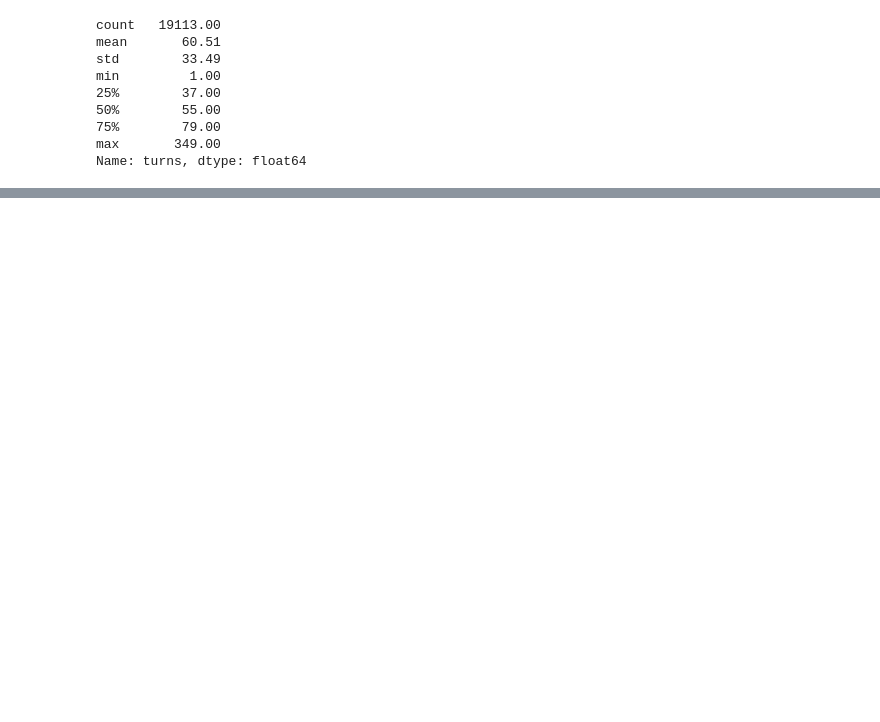
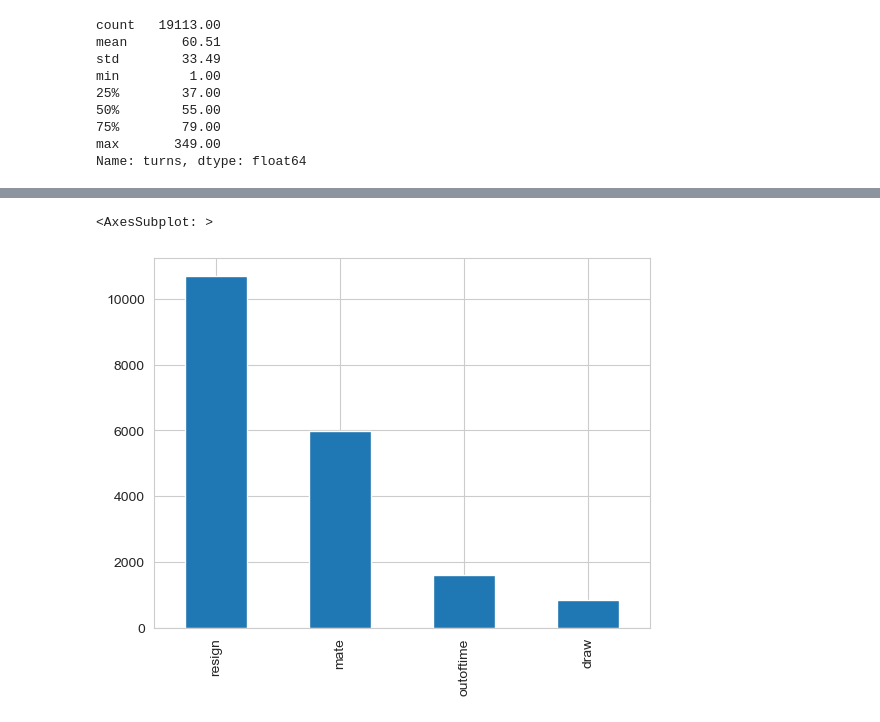
Before and after one commit to tacotuesday/portfolio, a Jupyter notebook: notebooks/lichess_games.ipynb, the cells around one changed output, grey strips where cells are left out. Drawn from its saved outputs; the diff is of its cells as text; code cells hidden in the pictures; blank space fills up the shorter version.

```diff
--- a/notebooks/lichess_games.ipynb
+++ b/notebooks/lichess_games.ipynb
@@ -188,0 +226,5 @@ Name: turns, dtype: float64
+# %%
+working_data.victory_status.value_counts().plot(kind='bar')
+# %% [output]
+<AxesSubplot: >
+[figure, added]
```
Also changed, not shown: parts of 38 cells of this notebook.
